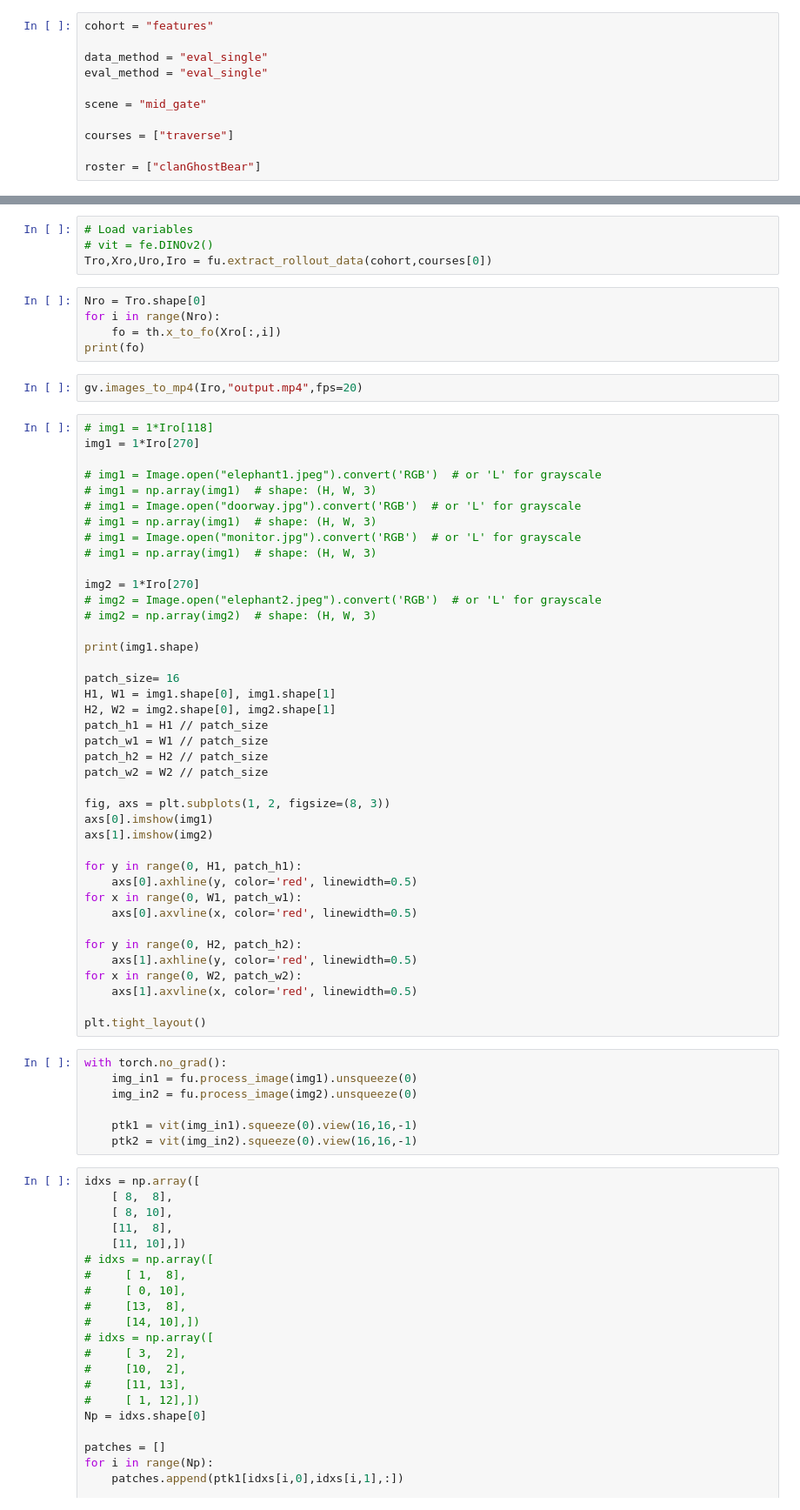
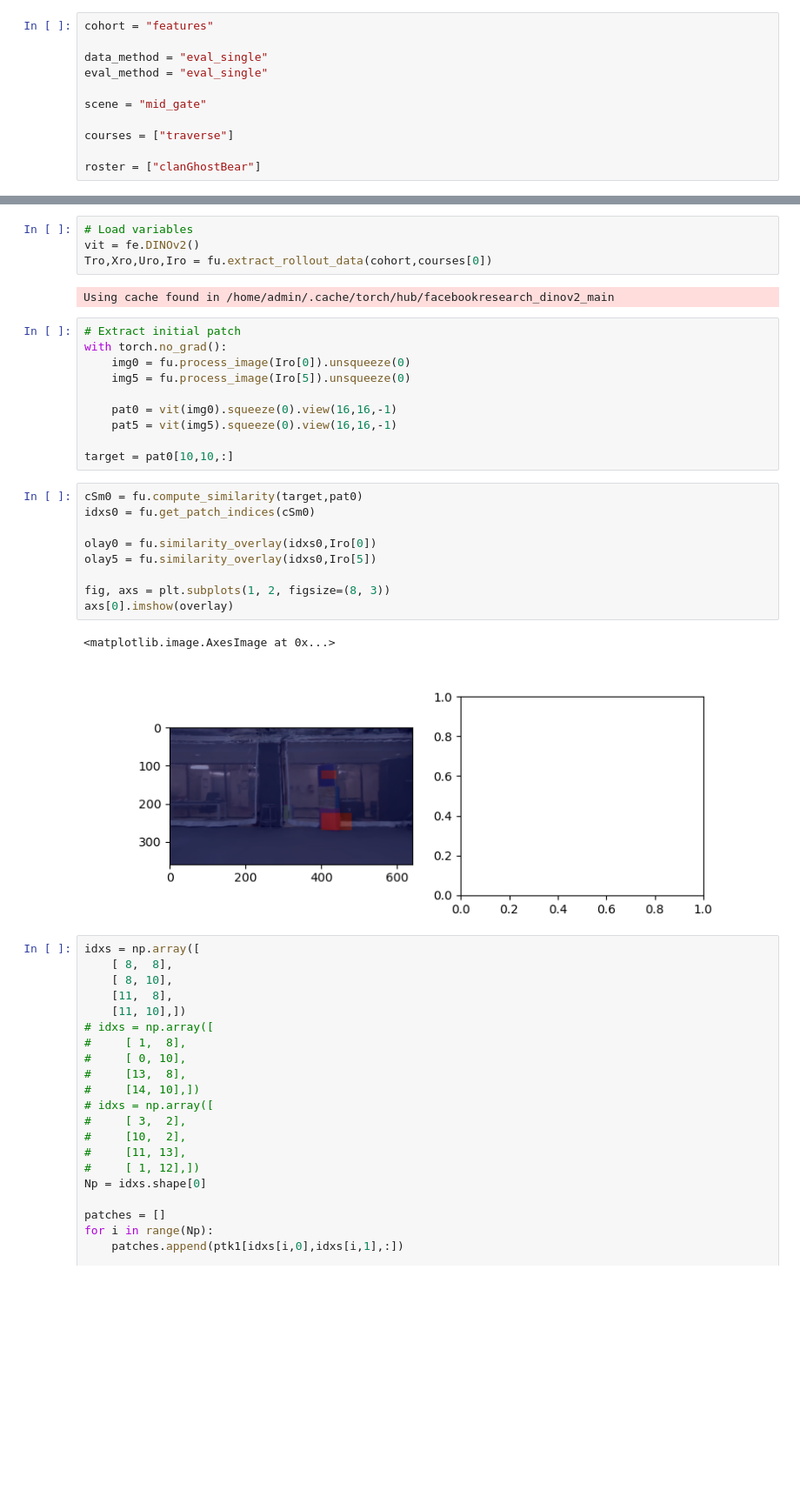
Before and after one commit to denisfliu/SousVide, a Jupyter notebook: notebooks/vit_features.ipynb, the cells around one changed output, grey strips where cells are left out. Shown at 87% size. Saved outputs shown, nothing was run; the diff lists cells and outputs as text; blank space fills up the shorter version.

```diff
--- a/notebooks/vit_features.ipynb
+++ b/notebooks/vit_features.ipynb
@@ -103,61 +41,31 @@ Generating observation data with subsample ratio 1.0 for...
 # %%
 # Load variables
-# vit = fe.DINOv2()
+vit = fe.DINOv2()
 Tro,Xro,Uro,Iro = fu.extract_rollout_data(cohort,courses[0])
+# %% [output]
+Using cache found in /home/admin/.cache/torch/hub/facebookresearch_dinov2_main
-# %%
-Nro = Tro.shape[0]
-for i in range(Nro):
-    fo = th.x_to_fo(Xro[:,i])
-print(fo)
-# %%
-gv.images_to_mp4(Iro,"output.mp4",fps=20)
-# %%
-# img1 = 1*Iro[118]
-img1 = 1*Iro[270]
-
-# img1 = Image.open("elephant1.jpeg").convert('RGB')  # or 'L' for grayscale
-# img1 = np.array(img1)  # shape: (H, W, 3)
-# img1 = Image.open("doorway.jpg").convert('RGB')  # or 'L' for grayscale
-# img1 = np.array(img1)  # shape: (H, W, 3)
-# img1 = Image.open("monitor.jpg").convert('RGB')  # or 'L' for grayscale
-# img1 = np.array(img1)  # shape: (H, W, 3)
-
-img2 = 1*Iro[270]
-# img2 = Image.open("elephant2.jpeg").convert('RGB')  # or 'L' for grayscale
-# img2 = np.array(img2)  # shape: (H, W, 3)
-
-print(img1.shape)
-
-patch_size= 16
-H1, W1 = img1.shape[0], img1.shape[1]
-H2, W2 = img2.shape[0], img2.shape[1]
-patch_h1 = H1 // patch_size
-patch_w1 = W1 // patch_size
-patch_h2 = H2 // patch_size
-patch_w2 = W2 // patch_size
-
-fig, axs = plt.subplots(1, 2, figsize=(8, 3))
-axs[0].imshow(img1)
-axs[1].imshow(img2)
-
-for y in range(0, H1, patch_h1):
-    axs[0].axhline(y, color='red', linewidth=0.5)
-for x in range(0, W1, patch_w1):
-    axs[0].axvline(x, color='red', linewidth=0.5)
-
-for y in range(0, H2, patch_h2):
-    axs[1].axhline(y, color='red', linewidth=0.5)
-for x in range(0, W2, patch_w2):
-    axs[1].axvline(x, color='red', linewidth=0.5)
-
-plt.tight_layout()
 # %%
+# Extract initial patch
 with torch.no_grad():
-    img_in1 = fu.process_image(img1).unsqueeze(0)
-    img_in2 = fu.process_image(img2).unsqueeze(0)
+    img0 = fu.process_image(Iro[0]).unsqueeze(0)
+    img5 = fu.process_image(Iro[5]).unsqueeze(0)
 
-    ptk1 = vit(img_in1).squeeze(0).view(16,16,-1)
-    ptk2 = vit(img_in2).squeeze(0).view(16,16,-1)
+    pat0 = vit(img0).squeeze(0).view(16,16,-1)
+    pat5 = vit(img5).squeeze(0).view(16,16,-1)
+
+target = pat0[10,10,:]
+# %%
+cSm0 = fu.compute_similarity(target,pat0)
+idxs0 = fu.get_patch_indices(cSm0)
+
+olay0 = fu.similarity_overlay(idxs0,Iro[0])
+olay5 = fu.similarity_overlay(idxs0,Iro[5])
+
+fig, axs = plt.subplots(1, 2, figsize=(8, 3))
+axs[0].imshow(overlay)
+# %% [output]
+<matplotlib.image.AxesImage at 0x...>
+[figure, added]
 # %%
 idxs = np.array([
     [ 8,  8],
```
Also changed, not shown: parts of 3 cells of this notebook, 57 other files.
